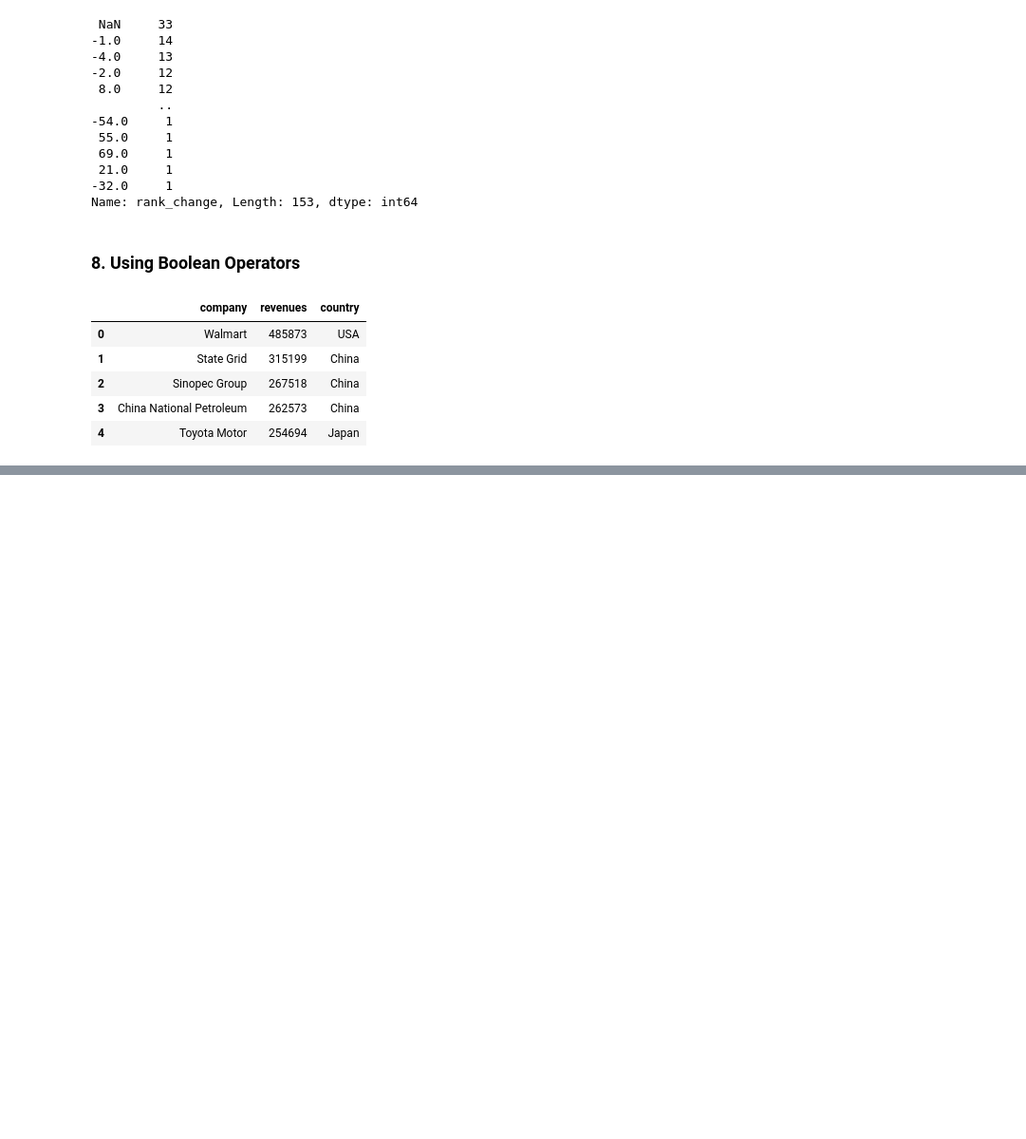
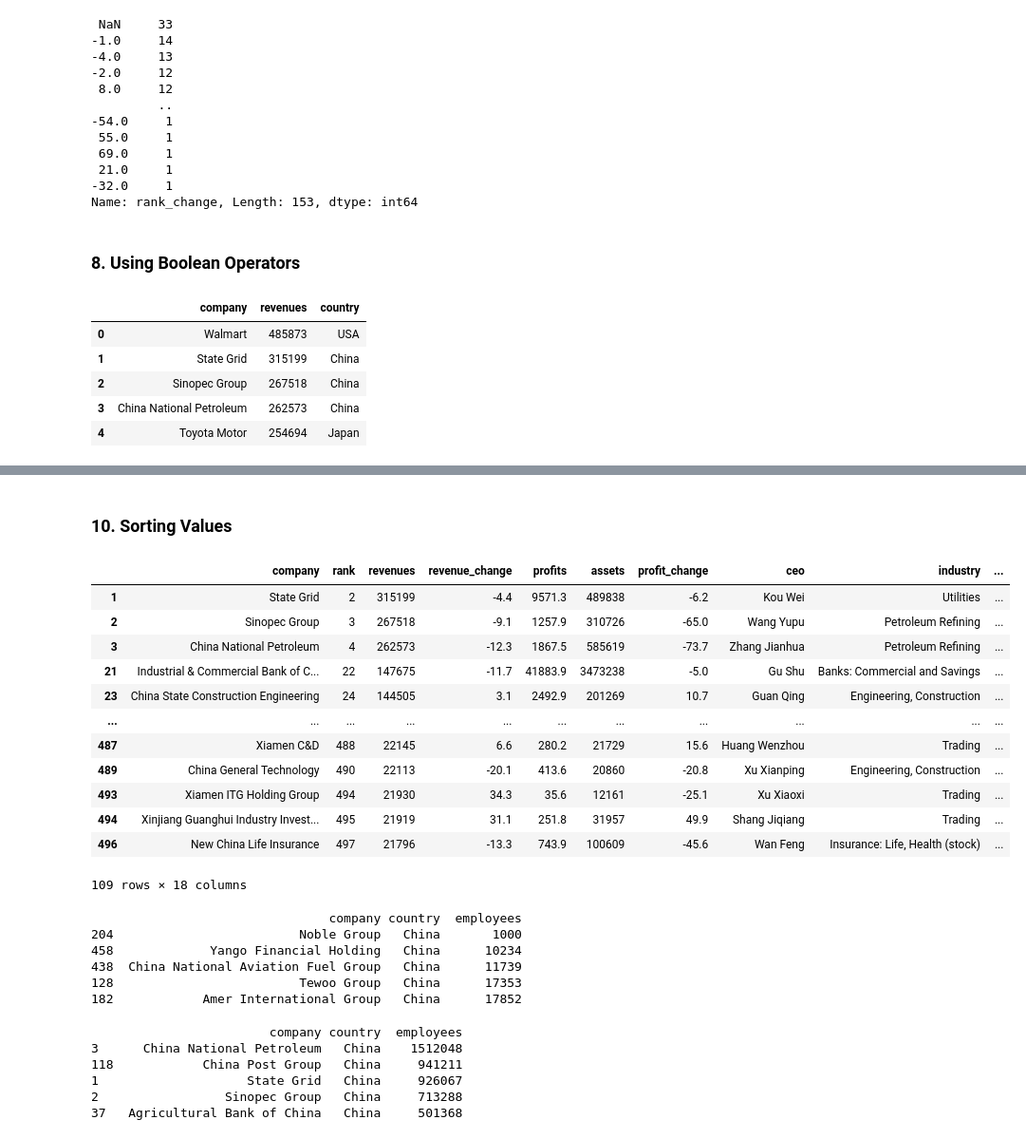
Before and after one commit to balaorcl/mlbasics, a Jupyter notebook: s2c1_pandas_numpy_fundas.ipynb, the cells around one changed output, grey strips where cells are left out. Shown at 95% size. Cells and saved outputs as stored; diff of their text form; code cells hidden in the pictures; blank space fills up the shorter version.

Commit message:
Completed Exploring Data with pandas

```diff
--- a/s2c1_pandas_numpy_fundas.ipynb
+++ b/s2c1_pandas_numpy_fundas.ipynb
@@ -410,0 +595,42 @@ f500_sel
+# %% [markdown]
+### 10. Sorting Values
+# %%
+# select all rows where country is china
+selected_rows = f500[f500["country"] == "China"]
+selected_rows
+# %% [output]
+|  | company | rank | revenues | revenue_change | profits | assets | profit_change | ceo | industry | ... |
+| 1 | State Grid | 2 | 315199 | -4.4 | 9571.3 | 489838 | -6.2 | Kou Wei | Utilities | ... |
+| 2 | Sinopec Group | 3 | 267518 | -9.1 | 1257.9 | 310726 | -65.0 | Wang Yupu | Petroleum Refining | ... |
+| 3 | China National Petroleum | 4 | 262573 | -12.3 | 1867.5 | 585619 | -73.7 | Zhang Jianhua | Petroleum Refining | ... |
+| 21 | Industrial & Commercial Bank of C... | 22 | 147675 | -11.7 | 41883.9 | 3473238 | -5.0 | Gu Shu | Banks: Commercial and Savings | ... |
+| 23 | China State Construction Engineering | 24 | 144505 | 3.1 | 2492.9 | 201269 | 10.7 | Guan Qing | Engineering, Construction | ... |
+| ... | ... | ... | ... | ... | ... | ... | ... | ... | ... | ... |
+| 487 | Xiamen C&D | 488 | 22145 | 6.6 | 280.2 | 21729 | 15.6 | Huang Wenzhou | Trading | ... |
+| 489 | China General Technology | 490 | 22113 | -20.1 | 413.6 | 20860 | -20.8 | Xu Xianping | Engineering, Construction | ... |
+| 493 | Xiamen ITG Holding Group | 494 | 21930 | 34.3 | 35.6 | 12161 | -25.1 | Xu Xiaoxi | Trading | ... |
+| 494 | Xinjiang Guanghui Industry Invest... | 495 | 21919 | 31.1 | 251.8 | 31957 | 49.9 | Shang Jiqiang | Trading | ... |
+| 496 | New China Life Insurance | 497 | 21796 | -13.3 | 743.9 | 100609 | -45.6 | Wan Feng | Insurance: Life, Health (stock) | ... |
+109 rows × 18 columns
+# %%
+# Use DataFrame.sort_values() method to sort the rows
+sorted_rows = selected_rows.sort_values("employees")
+print(sorted_rows[["company", "country", "employees"]].head())
+# %% [output]
+                                company country  employees
+204                         Noble Group   China       1000
+458             Yango Financial Holding   China      10234
+438  China National Aviation Fuel Group   China      11739
+128                         Tewoo Group   China      17353
+182            Amer International Group   China      17852
+# %%
+# Use DataFrame.sort_values() method to sort the rows, for descending
+sorted_rows = selected_rows.sort_values("employees", ascending=False)
+print(sorted_rows[["company", "country", "employees"]].head())
+# %% [output]
+                        company country  employees
+3      China National Petroleum   China    1512048
+118            China Post Group   China     941211
+1                    State Grid   China     926067
+2                 Sinopec Group   China     713288
+37   Agricultural Bank of China   China     501368
```
Also changed, not shown: parts of 23 cells of this notebook.
